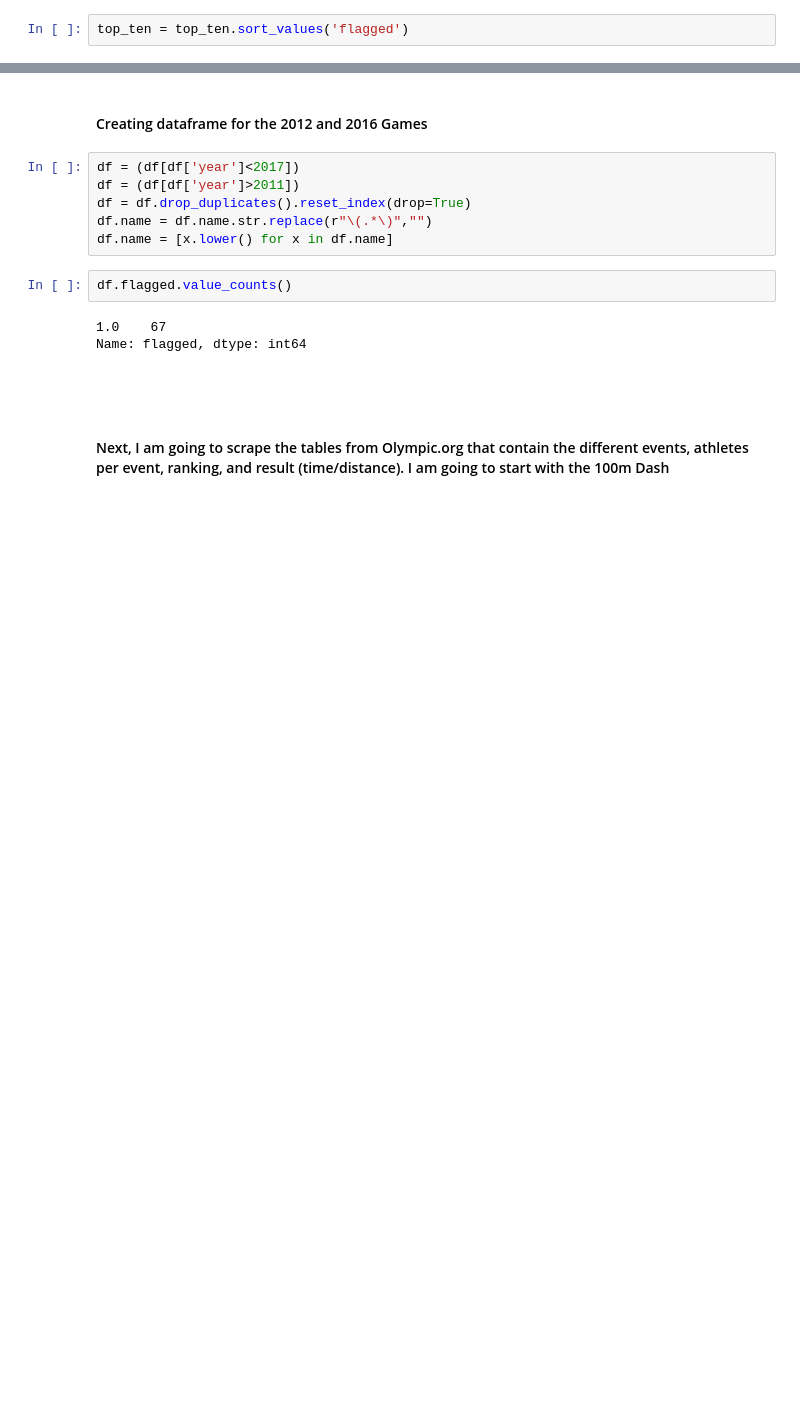
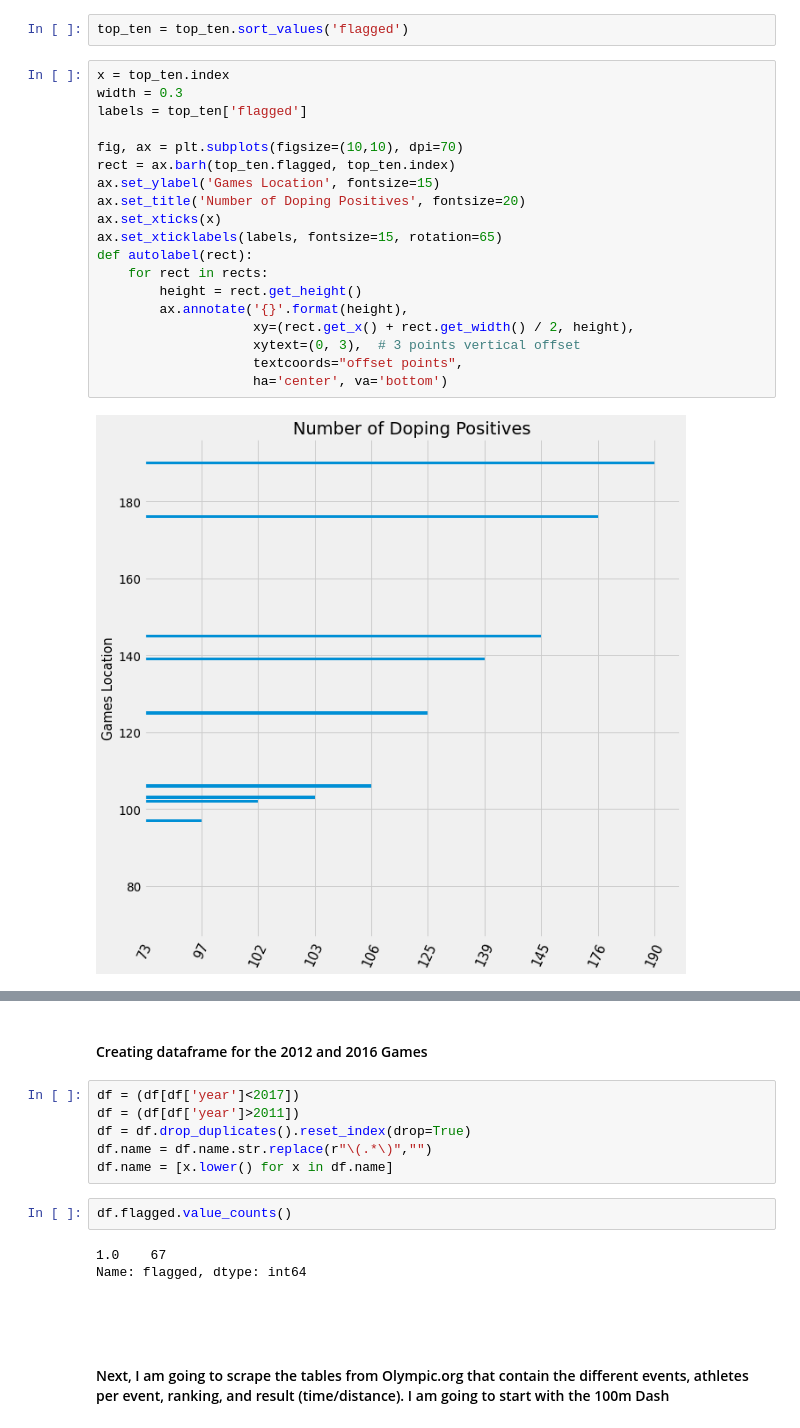
Before and after one commit to jwong853/Olympic_PED_use, a Jupyter notebook: notebooks/EDA.ipynb, the cells around one changed output, grey strips where cells are left out. Cells and saved outputs as stored; diff of their text form; blank space fills up the shorter version.

```diff
--- a/notebooks/EDA.ipynb
+++ b/notebooks/EDA.ipynb
@@ -239,5 +252,26 @@ top_ten = flagged[flagged['flagged']>70]
 # %%
 top_ten = top_ten.sort_values('flagged')
+# %%
+x = top_ten.index
+width = 0.3
+labels = top_ten['flagged']
+
+fig, ax = plt.subplots(figsize=(10,10), dpi=70)
+rect = ax.barh(top_ten.flagged, top_ten.index)
+ax.set_ylabel('Games Location', fontsize=15)
+ax.set_title('Number of Doping Positives', fontsize=20)
+ax.set_xticks(x)
+ax.set_xticklabels(labels, fontsize=15, rotation=65)
+def autolabel(rect):
+    for rect in rects:
+        height = rect.get_height()
+        ax.annotate('{}'.format(height),
+                    xy=(rect.get_x() + rect.get_width() / 2, height),
+                    xytext=(0, 3),  # 3 points vertical offset
+                    textcoords="offset points",
+                    ha='center', va='bottom')
+# %% [output]
+[figure, added]
 # %%
 plt.style.use('fivethirtyeight')
 plt.figure.figsize=(8,10)
```
Also changed, not shown: parts of 4 cells of this notebook, 7 other files.
